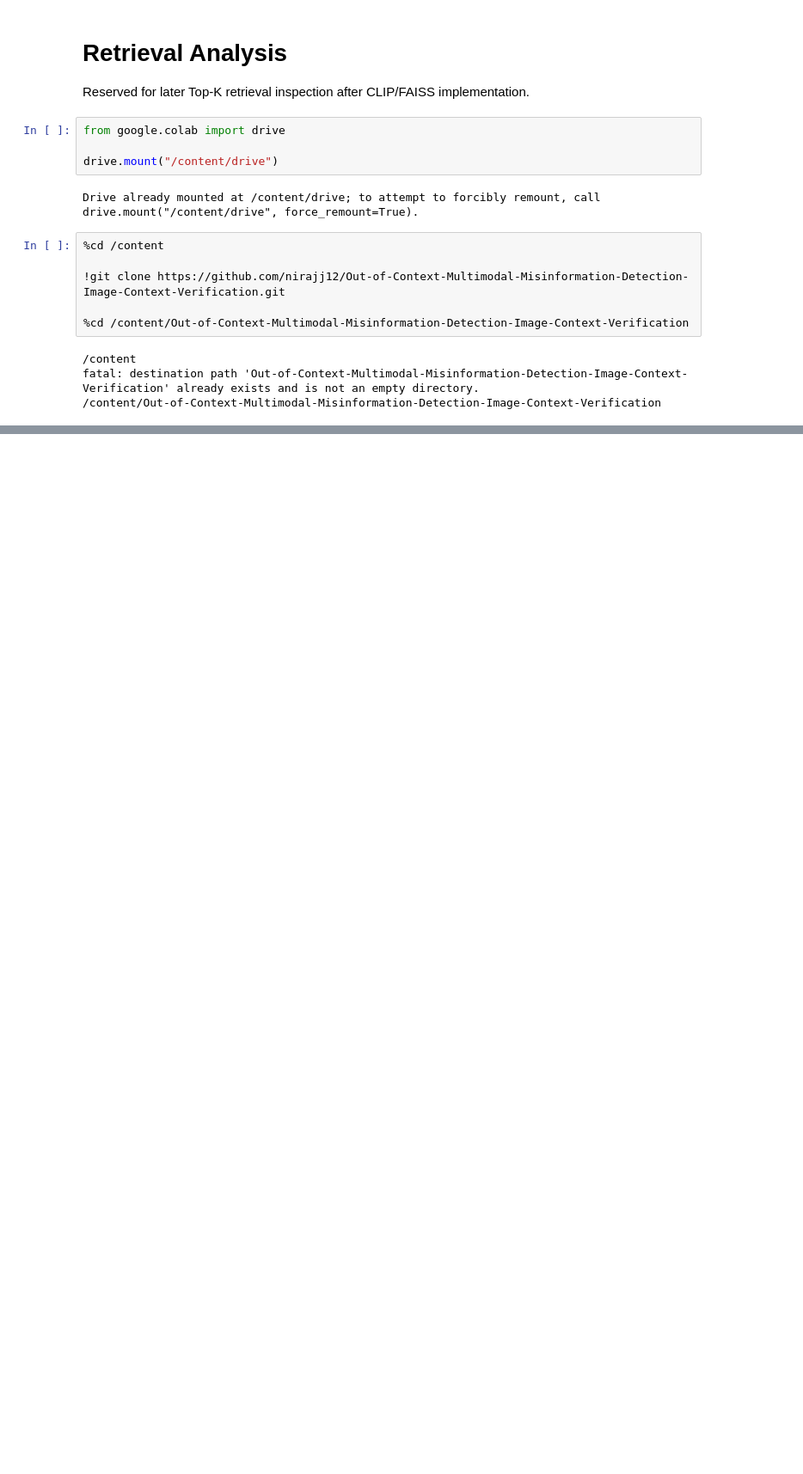
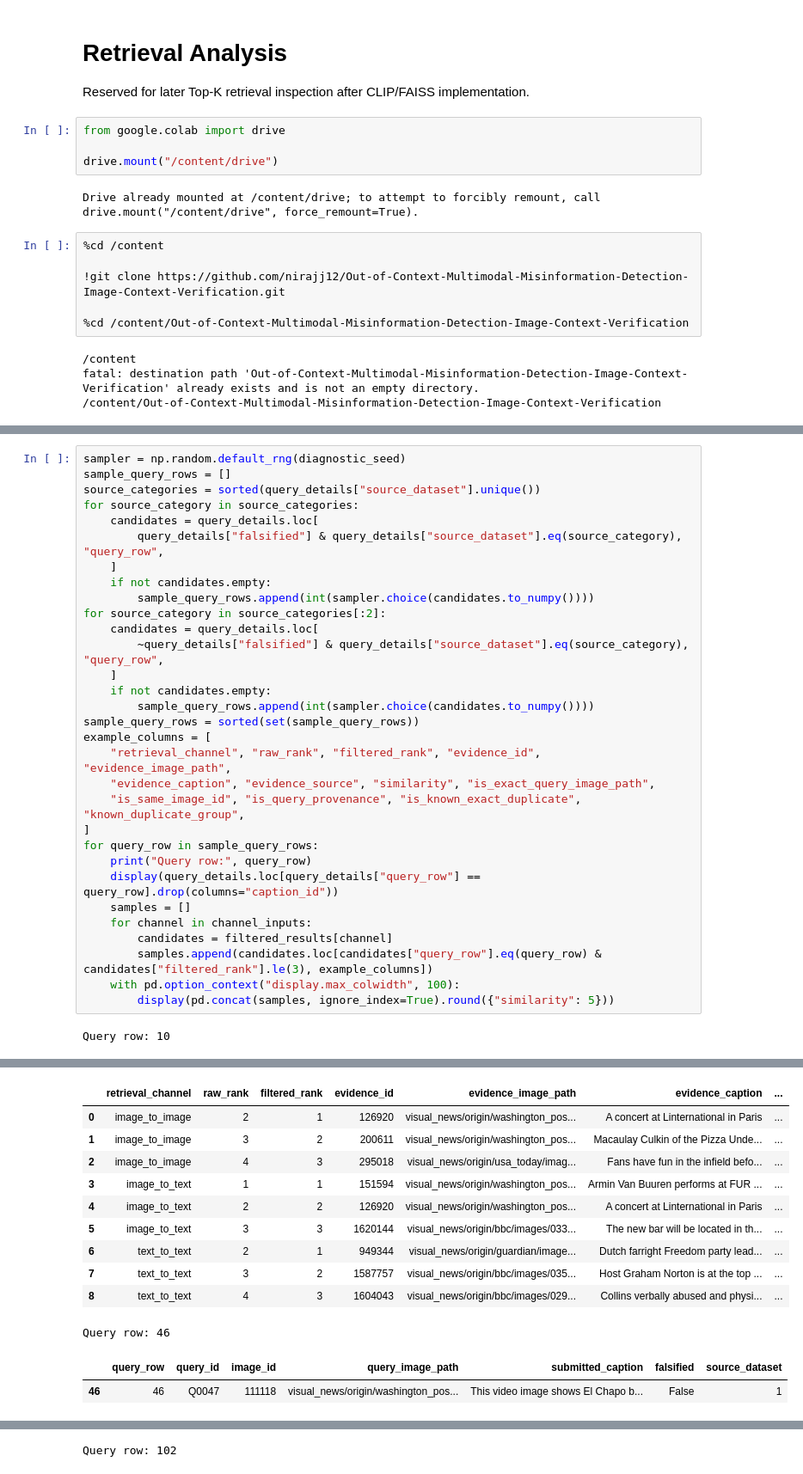
Before and after one commit to nirajj12/Out-of-Context-Multimodal-Misinformation-Detection-Image-Context-Verification, a Jupyter notebook: notebooks/05_retrieval_analysis.ipynb, the cells around one changed output, grey strips where cells are left out. Shown at 86% size. Saved outputs shown, nothing was run; the diff lists cells and outputs as text; blank space fills up the shorter version.

Commit message:
retrieval on pilot

```diff
--- a/notebooks/05_retrieval_analysis.ipynb
+++ b/notebooks/05_retrieval_analysis.ipynb
@@ -20,0 +631,33 @@ fatal: destination path 'Out-of-Context-Multimodal-Misinformation-Detection-Imag
+# %%
+sampler = np.random.default_rng(diagnostic_seed)
+sample_query_rows = []
+source_categories = sorted(query_details["source_dataset"].unique())
+for source_category in source_categories:
+    candidates = query_details.loc[
+        query_details["falsified"] & query_details["source_dataset"].eq(source_category), "query_row",
+    ]
+    if not candidates.empty:
+        sample_query_rows.append(int(sampler.choice(candidates.to_numpy())))
+for source_category in source_categories[:2]:
+    candidates = query_details.loc[
+        ~query_details["falsified"] & query_details["source_dataset"].eq(source_category), "query_row",
+    ]
+    if not candidates.empty:
+        sample_query_rows.append(int(sampler.choice(candidates.to_numpy())))
+sample_query_rows = sorted(set(sample_query_rows))
+example_columns = [
+    "retrieval_channel", "raw_rank", "filtered_rank", "evidence_id", "evidence_image_path",
+    "evidence_caption", "evidence_source", "similarity", "is_exact_query_image_path",
+    "is_same_image_id", "is_query_provenance", "is_known_exact_duplicate", "known_duplicate_group",
+]
+for query_row in sample_query_rows:
+    print("Query row:", query_row)
+    display(query_details.loc[query_details["query_row"] == query_row].drop(columns="caption_id"))
+    samples = []
+    for channel in channel_inputs:
+        candidates = filtered_results[channel]
+        samples.append(candidates.loc[candidates["query_row"].eq(query_row) & candidates["filtered_rank"].le(3), example_columns])
+    with pd.option_context("display.max_colwidth", 100):
+        display(pd.concat(samples, ignore_index=True).round({"similarity": 5}))
+# %% [output]
+Query row: 10
@@ -20,0 +666,13 @@ fatal: destination path 'Out-of-Context-Multimodal-Misinformation-Detection-Imag
+|  | retrieval_channel | raw_rank | filtered_rank | evidence_id | evidence_image_path | evidence_caption | ... |
+| 0 | image_to_image | 2 | 1 | 126920 | visual_news/origin/washington_pos... | A concert at Linternational in Paris | ... |
+| 1 | image_to_image | 3 | 2 | 200611 | visual_news/origin/washington_pos... | Macaulay Culkin of the Pizza Unde... | ... |
+| 2 | image_to_image | 4 | 3 | 295018 | visual_news/origin/usa_today/imag... | Fans have fun in the infield befo... | ... |
+| 3 | image_to_text | 1 | 1 | 151594 | visual_news/origin/washington_pos... | Armin Van Buuren performs at FUR ... | ... |
+| 4 | image_to_text | 2 | 2 | 126920 | visual_news/origin/washington_pos... | A concert at Linternational in Paris | ... |
+| 5 | image_to_text | 3 | 3 | 1620144 | visual_news/origin/bbc/images/033... | The new bar will be located in th... | ... |
+| 6 | text_to_text | 2 | 1 | 949344 | visual_news/origin/guardian/image... | Dutch farright Freedom party lead... | ... |
+| 7 | text_to_text | 3 | 2 | 1587757 | visual_news/origin/bbc/images/035... | Host Graham Norton is at the top ... | ... |
+| 8 | text_to_text | 4 | 3 | 1604043 | visual_news/origin/bbc/images/029... | Collins verbally abused and physi... | ... |
+Query row: 46
+|  | query_row | query_id | image_id | query_image_path | submitted_caption | falsified | source_dataset |
+| 46 | 46 | Q0047 | 111118 | visual_news/origin/washington_pos... | This video image shows El Chapo b... | False | 1 |
@@ -20,0 +689 @@ fatal: destination path 'Out-of-Context-Multimodal-Misinformation-Detection-Imag
+Query row: 102
```
Also changed, not shown: parts of 36 cells of this notebook.
